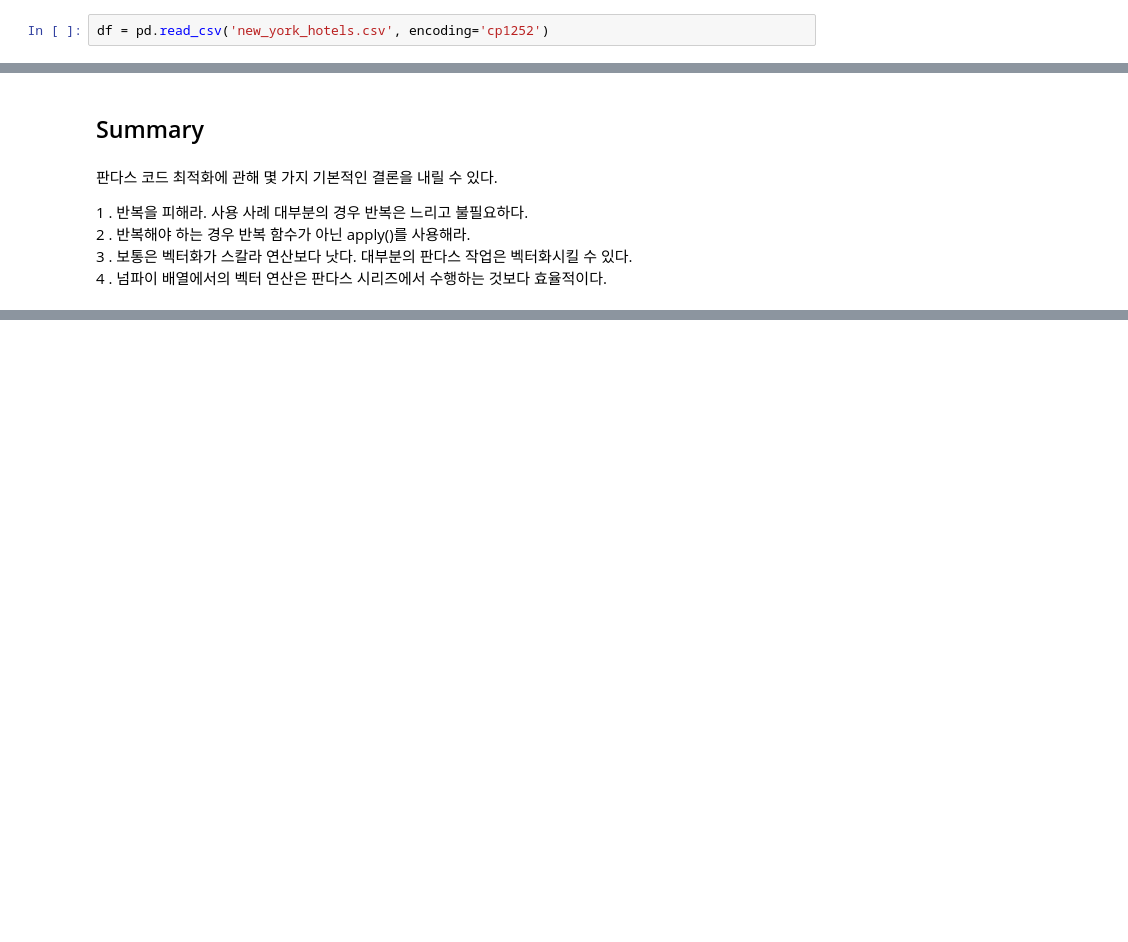
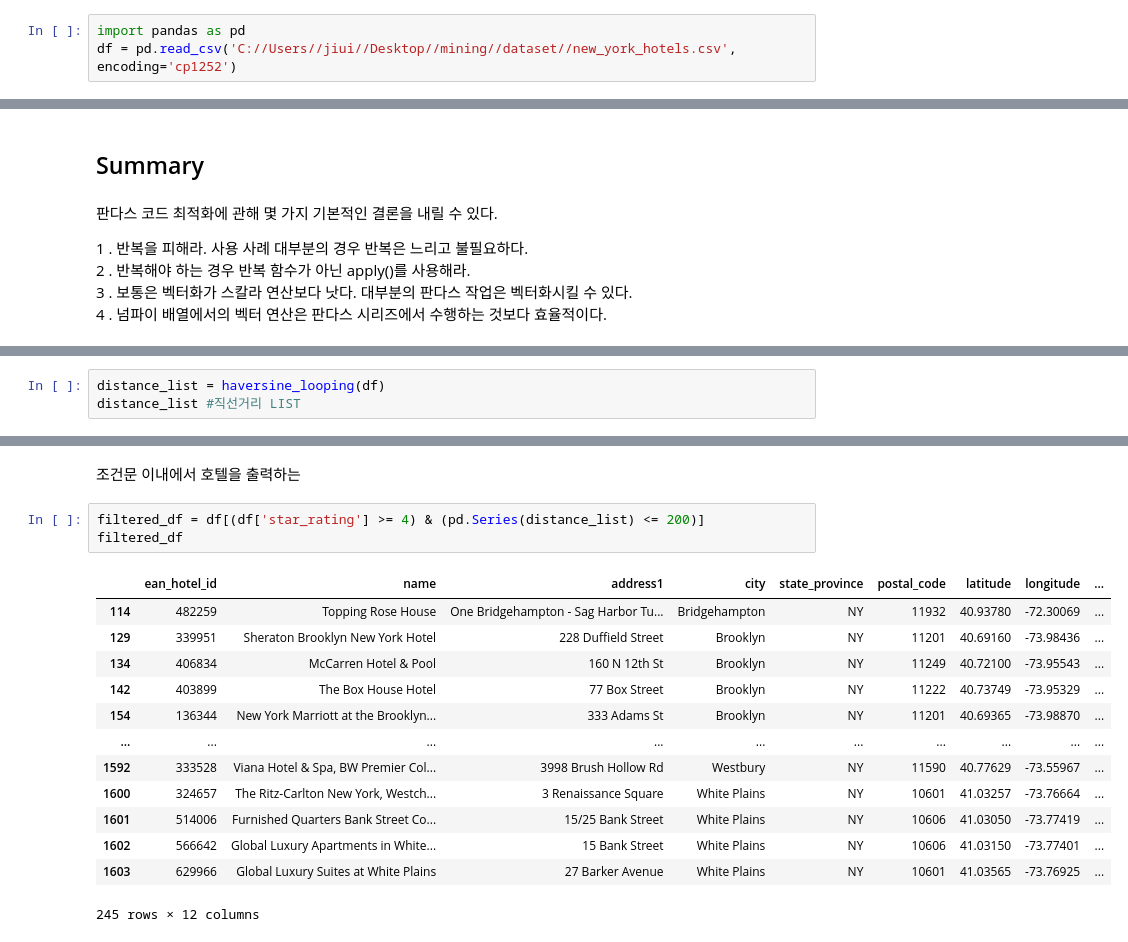
Before and after one commit to huyu0909/mining, a Jupyter notebook: increase_loop_speed.ipynb, the cells around one changed output, grey strips where cells are left out. Drawn from its saved outputs; the diff is of its cells as text; blank space fills up the shorter version.

```diff
--- a/increase_loop_speed.ipynb
+++ b/increase_loop_speed.ipynb
@@ -15,5 +18,6 @@ from math import *
 # %%
-df = pd.read_csv('new_york_hotels.csv', encoding='cp1252')
+import pandas as pd
+df = pd.read_csv('C://Users//jiui//Desktop//mining//dataset//new_york_hotels.csv', encoding='cp1252')
 # %%
 df.head()
 # %% [output]
@@ -139,0 +165,3 @@ np_lon = df['longitude'].values
+# %%
+distance_list = haversine_looping(df)
+distance_list #직선거리 LIST
@@ -139,0 +186,19 @@ np_lon = df['longitude'].values
+# %% [markdown]
+조건문 이내에서 호텔을 출력하는
+# %%
+filtered_df = df[(df['star_rating'] >= 4) & (pd.Series(distance_list) <= 200)]
+filtered_df
+# %% [output]
+|  | ean_hotel_id | name | address1 | city | state_province | postal_code | latitude | longitude | ... |
+| 114 | 482259 | Topping Rose House | One Bridgehampton - Sag Harbor Tu... | Bridgehampton | NY | 11932 | 40.93780 | -72.30069 | ... |
+| 129 | 339951 | Sheraton Brooklyn New York Hotel | 228 Duffield Street | Brooklyn | NY | 11201 | 40.69160 | -73.98436 | ... |
+| 134 | 406834 | McCarren Hotel & Pool | 160 N 12th St | Brooklyn | NY | 11249 | 40.72100 | -73.95543 | ... |
+| 142 | 403899 | The Box House Hotel | 77 Box Street | Brooklyn | NY | 11222 | 40.73749 | -73.95329 | ... |
+| 154 | 136344 | New York Marriott at the Brooklyn... | 333 Adams St | Brooklyn | NY | 11201 | 40.69365 | -73.98870 | ... |
+| ... | ... | ... | ... | ... | ... | ... | ... | ... | ... |
+| 1592 | 333528 | Viana Hotel & Spa, BW Premier Col... | 3998 Brush Hollow Rd | Westbury | NY | 11590 | 40.77629 | -73.55967 | ... |
+| 1600 | 324657 | The Ritz-Carlton New York, Westch... | 3 Renaissance Square | White Plains | NY | 10601 | 41.03257 | -73.76664 | ... |
+| 1601 | 514006 | Furnished Quarters Bank Street Co... | 15/25 Bank Street | White Plains | NY | 10606 | 41.03050 | -73.77419 | ... |
+| 1602 | 566642 | Global Luxury Apartments in White... | 15 Bank Street | White Plains | NY | 10606 | 41.03150 | -73.77401 | ... |
+| 1603 | 629966 | Global Luxury Suites at White Plains | 27 Barker Avenue | White Plains | NY | 10601 | 41.03565 | -73.76925 | ... |
+245 rows × 12 columns
```
Also changed, not shown: parts of 12 cells of this notebook, 2 other files.
